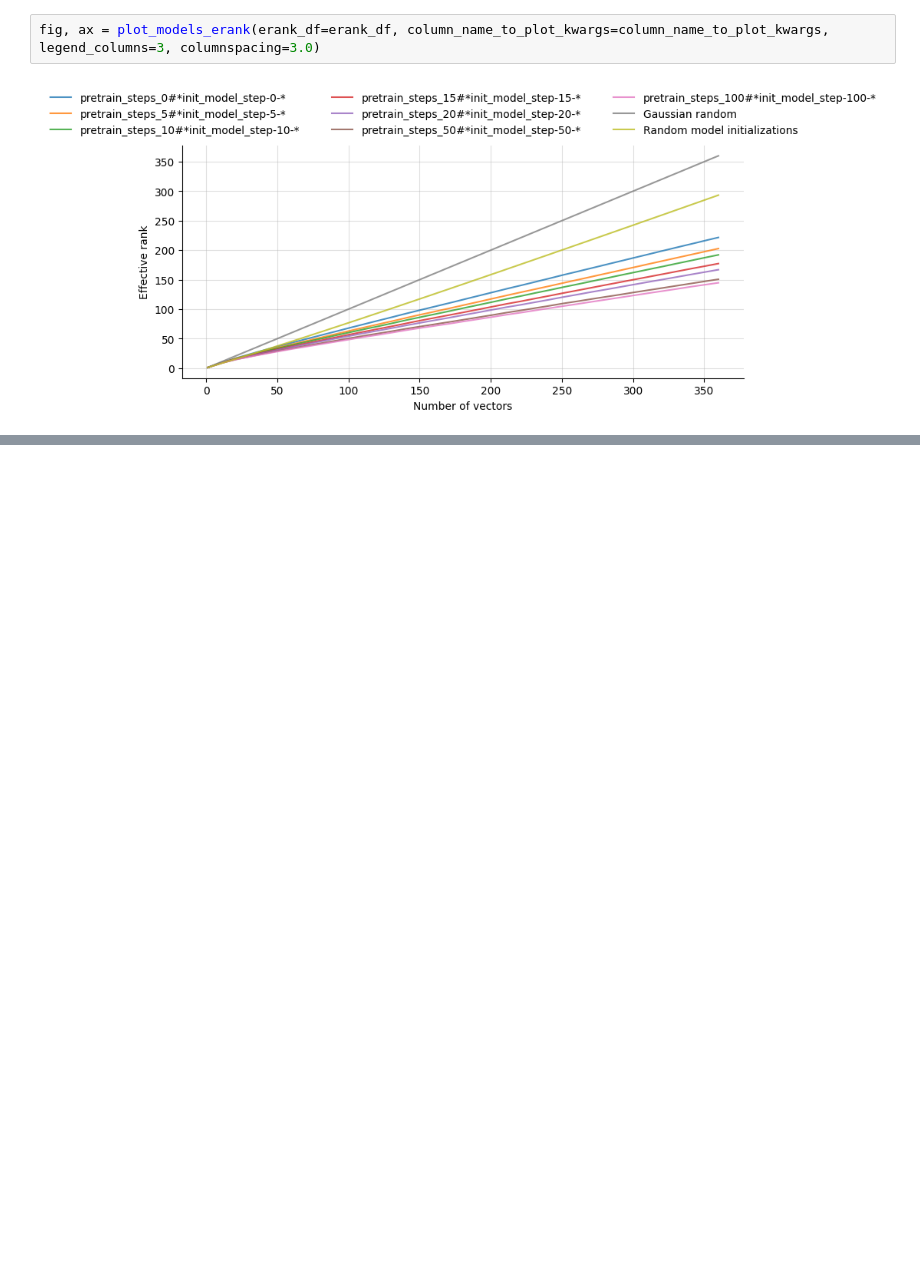
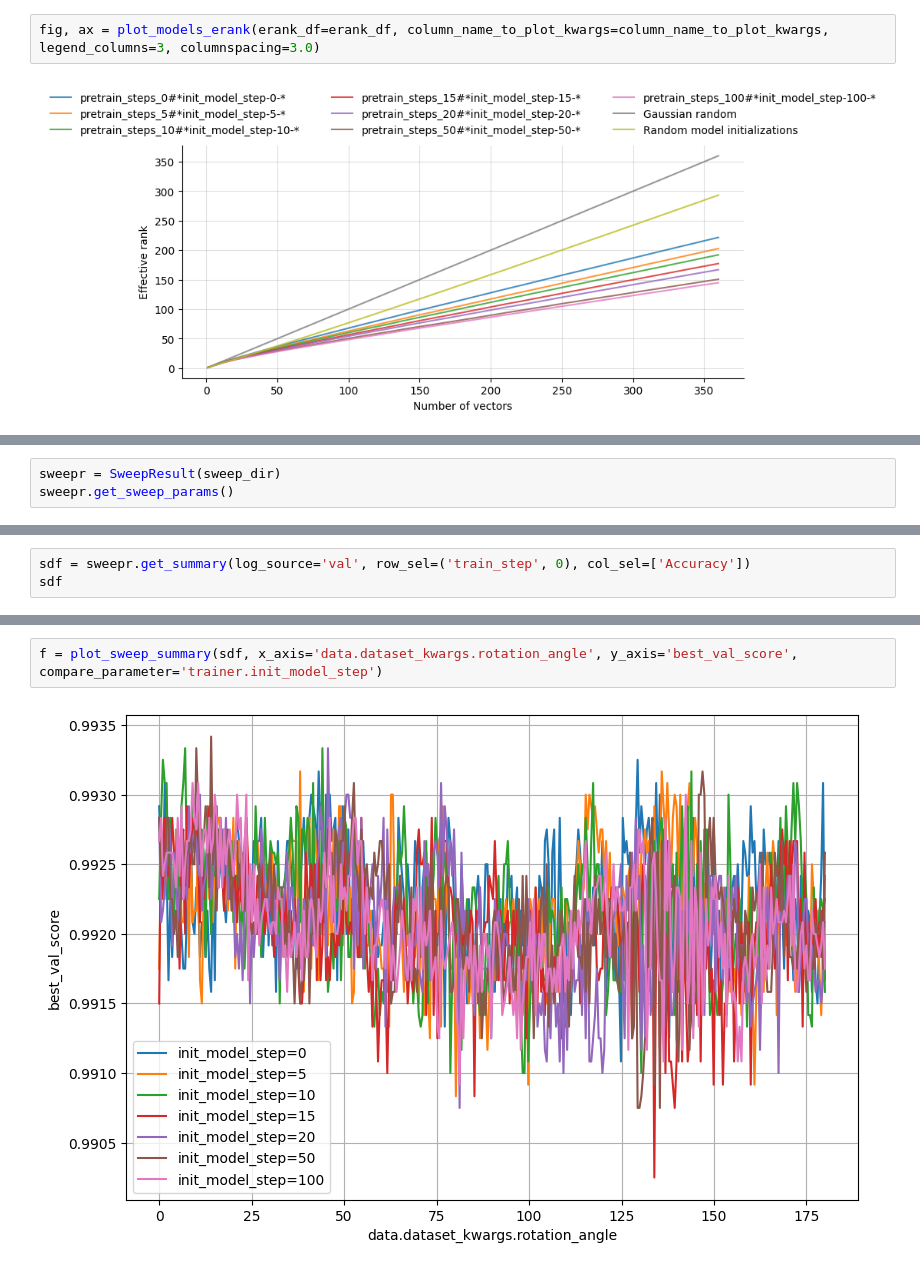
Before and after one commit to maximilianmbeck/erank, a Jupyter notebook: notebooks/11.6-mnist_conv4_rotatedtasks_erankplot.ipynb, the cells around one changed output, grey strips where cells are left out. Saved outputs shown, nothing was run; the diff lists cells and outputs as text; blank space fills up the shorter version.

Commit message:
add plot to outputloader

```diff
--- a/notebooks/11.6-mnist_conv4_rotatedtasks_erankplot.ipynb
+++ b/notebooks/11.6-mnist_conv4_rotatedtasks_erankplot.ipynb
@@ -123,0 +119,3 @@ fig.savefig(f'11_6_mnist_conv4_rotatedtasks_erankplot.png', dpi=300, bbox_inches
+# %%
+sweepr = SweepResult(sweep_dir)
+sweepr.get_sweep_params()
@@ -123,0 +124,3 @@ fig.savefig(f'11_6_mnist_conv4_rotatedtasks_erankplot.png', dpi=300, bbox_inches
+# %%
+sdf = sweepr.get_summary(log_source='val', row_sel=('train_step', 0), col_sel=['Accuracy'])
+sdf
@@ -123,0 +141,4 @@ fig.savefig(f'11_6_mnist_conv4_rotatedtasks_erankplot.png', dpi=300, bbox_inches
+# %%
+f = plot_sweep_summary(sdf, x_axis='data.dataset_kwargs.rotation_angle', y_axis='best_val_score', compare_parameter='trainer.init_model_step')
+# %% [output]
+[figure, added]
```
Also changed, not shown: parts of 11 cells of this notebook, 5 other files.
